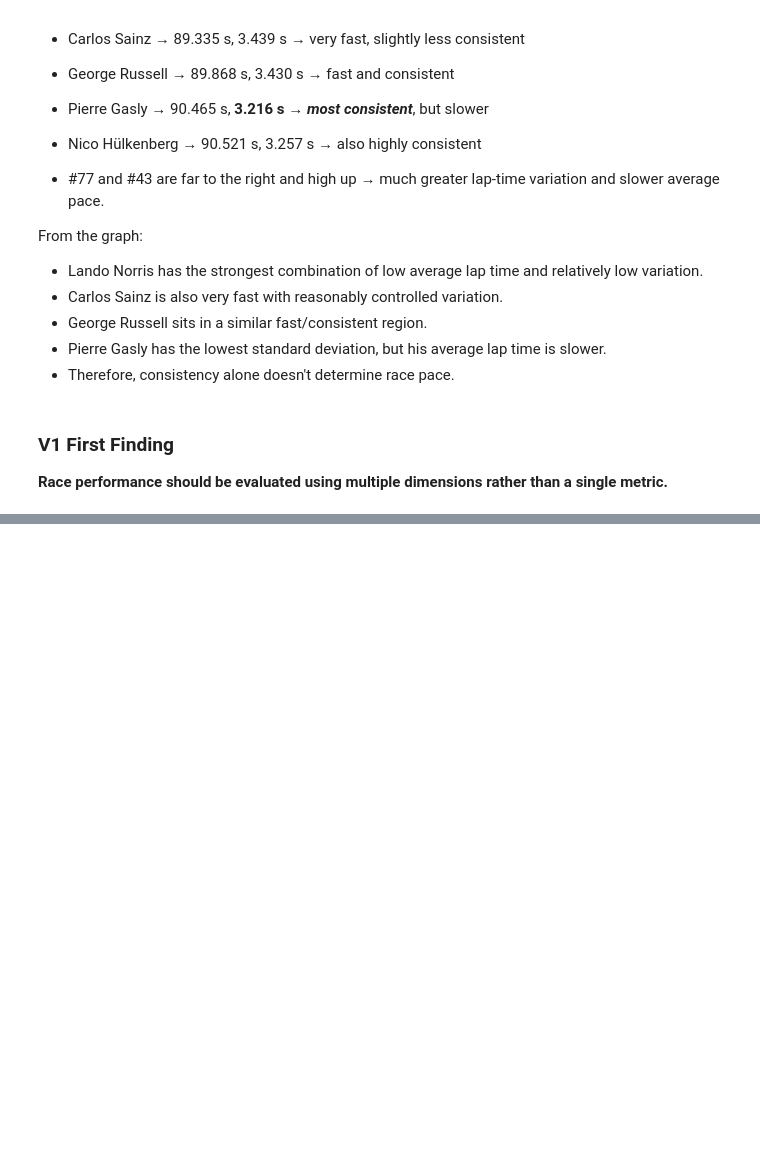
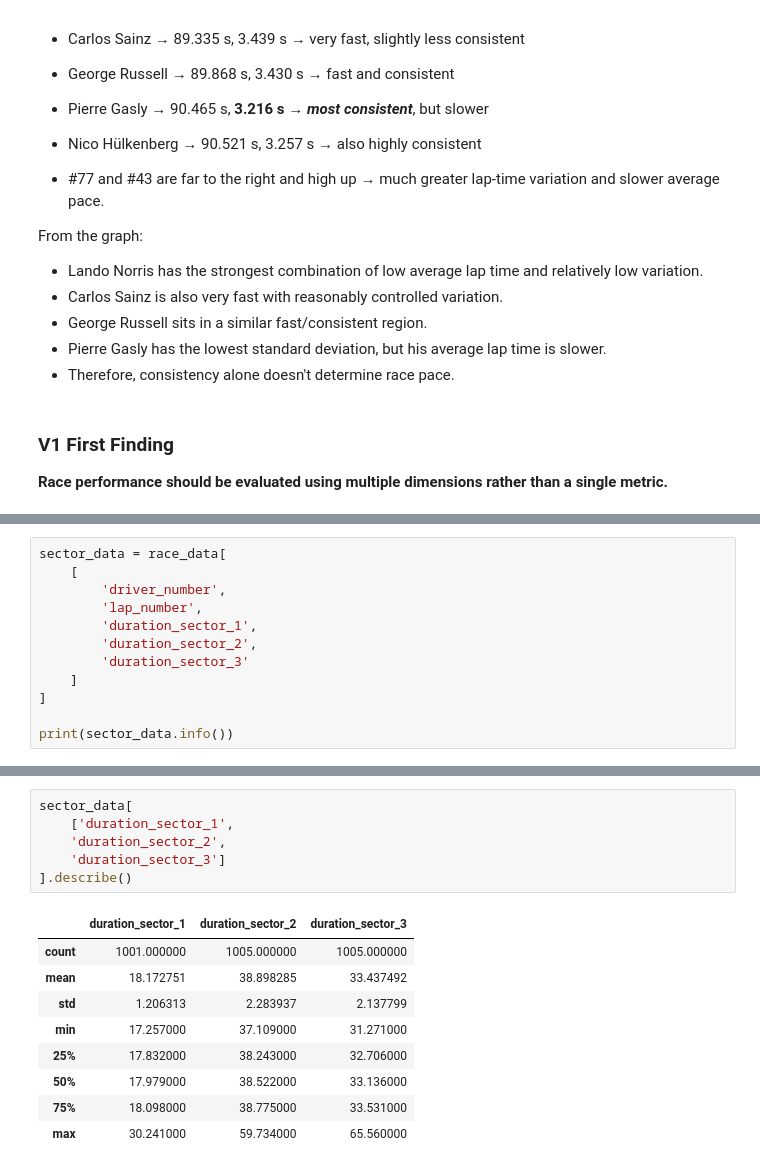
Before and after one commit to usma414/F1-Race-Intelligence-System, a Jupyter notebook: notebooks/01_initial_data_exploration.ipynb, the cells around one changed output, grey strips where cells are left out. Cells and saved outputs as stored; diff of their text form; blank space fills up the shorter version.

Commit message:
Sector Performance Analysis

```diff
--- a/notebooks/01_initial_data_exploration.ipynb
+++ b/notebooks/01_initial_data_exploration.ipynb
@@ -549,0 +552,12 @@ From the graph:
+# %%
+sector_data = race_data[
+    [
+        'driver_number',
+        'lap_number',
+        'duration_sector_1',
+        'duration_sector_2',
+        'duration_sector_3'
+    ]
+]
+
+print(sector_data.info())
@@ -549,0 +578,16 @@ From the graph:
+# %%
+sector_data[
+    ['duration_sector_1',
+    'duration_sector_2',
+    'duration_sector_3']
+].describe()
+# %% [output]
+|  | duration_sector_1 | duration_sector_2 | duration_sector_3 |
+| count | 1001.000000 | 1005.000000 | 1005.000000 |
+| mean | 18.172751 | 38.898285 | 33.437492 |
+| std | 1.206313 | 2.283937 | 2.137799 |
+| min | 17.257000 | 37.109000 | 31.271000 |
+| 25% | 17.832000 | 38.243000 | 32.706000 |
+| 50% | 17.979000 | 38.522000 | 33.136000 |
+| 75% | 18.098000 | 38.775000 | 33.531000 |
+| max | 30.241000 | 59.734000 | 65.560000 |
```
Also changed, not shown: parts of 6 cells of this notebook.
